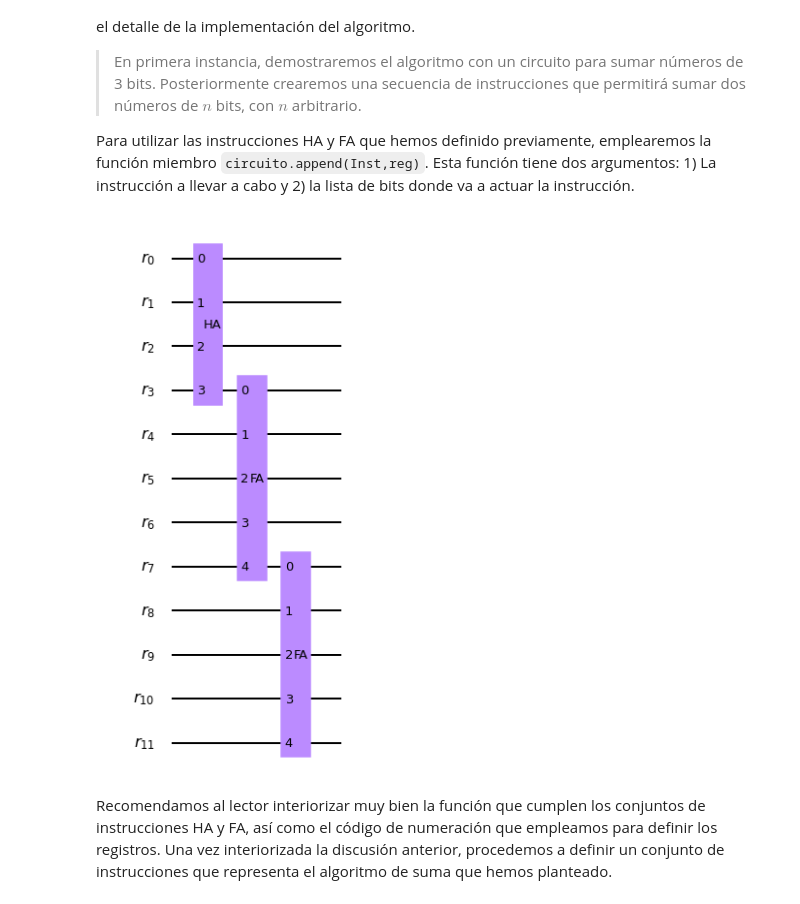
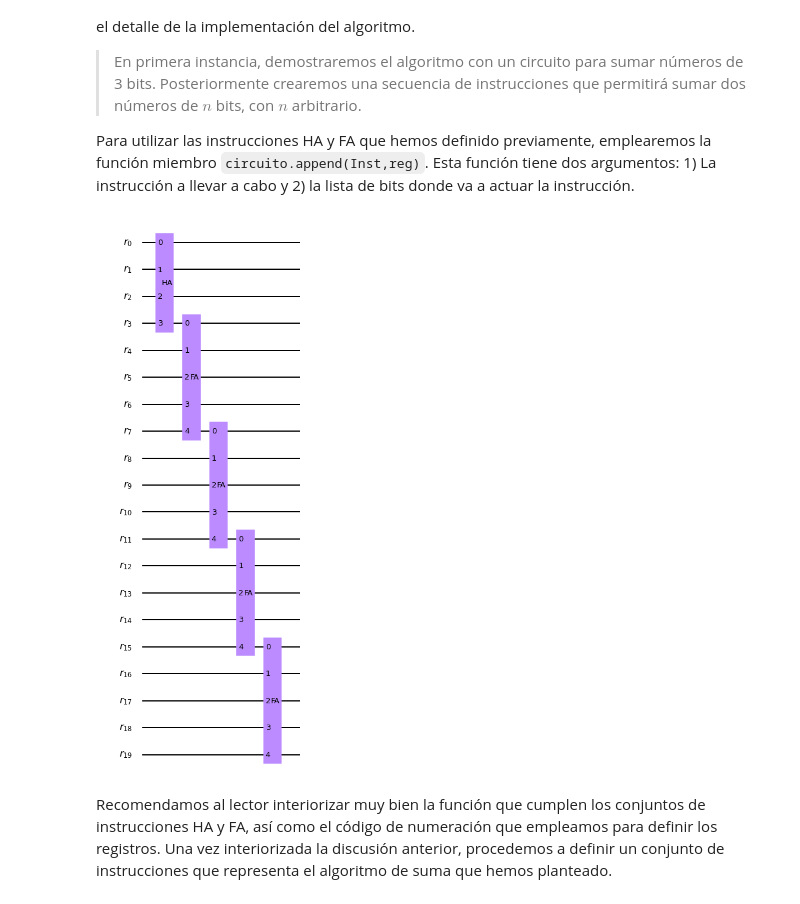
Before and after one commit to QC-FEM/QC-CrashCourse, a Jupyter notebook: Lec_1_Sumador/Lec_1_Sumador.ipynb, the cells around one changed output. Drawn from its saved outputs; the diff is of its cells as text; code cells hidden in the pictures.

````diff
--- a/Lec_1_Sumador/Lec_1_Sumador.ipynb
+++ b/Lec_1_Sumador/Lec_1_Sumador.ipynb
@@ -256,25 +256,25 @@ Si bien esto puede ser un poco confuso, esperamos que al visualizar el circuito
 
 Para utilizar las instrucciones HA y FA que hemos definido previamente, emplearemos la función miembro ```circuito.append(Inst,reg)```. Esta función tiene dos argumentos: 1) La instrucción a llevar a cabo y 2) la lista de bits donde va a actuar la instrucción.
 # %%
-n = 3
+n = 5
 ## Inicializamos el registro de operaciones
 r = QuantumRegister(4*n,name='r')
 ## Creamos el circuito cuántico
 qc_Suma = QuantumCircuit(r)
 ## EMPEZAMOS CON EL HA
 ## Esta es la primera etapa que hablamos
 qc_Suma.append(HA,[r[0],r[1],r[2],r[3]])
 ## CONTINUAMOS CON LOS FA
 ## Esta es la etapa iterativa
 for idx in range(4,4*n,4):
     try:
         qc_Suma.append(FA,[r[idx-1],r[idx],r[idx+1],r[idx+2],r[idx+3]])
     except:
         continue
 ## Dibujamos el circuito
 qc_Suma.draw(output='mpl')
 # %% [output]
-[figure, old version]
+[figure, new version]
 # %% [markdown]
 Recomendamos al lector interiorizar muy bien la función que cumplen los conjuntos de instrucciones HA y FA, así como el código de numeración que empleamos para definir los registros. Una vez interiorizada la discusión anterior, procedemos a definir un conjunto de instrucciones que representa el algoritmo de suma que hemos planteado.
 # %%
````
Also changed, not shown: 1 other file.
